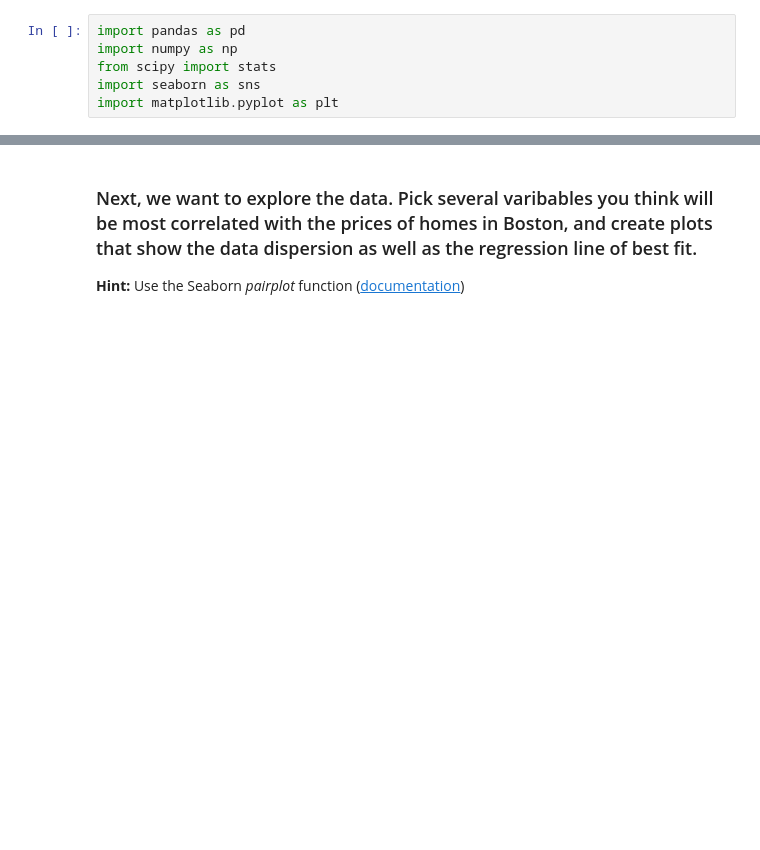
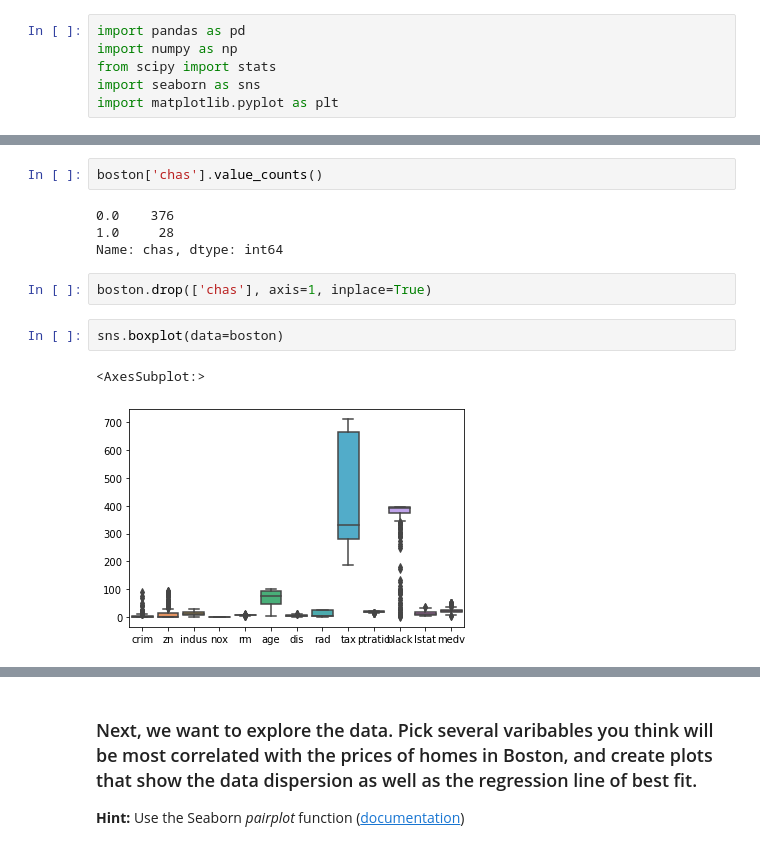
Before and after one commit to ta-data-remote/lab-problems-with-ML, a Jupyter notebook: your-code/lab_boston_housing.ipynb, the cells around one changed output, grey strips where cells are left out. Drawn from its saved outputs; the diff is of its cells as text; blank space fills up the shorter version.

```diff
--- a/your-code/lab_boston_housing.ipynb
+++ b/your-code/lab_boston_housing.ipynb
@@ -29,0 +36,13 @@ import matplotlib.pyplot as plt
+# %%
+boston['chas'].value_counts()
+# %% [output]
+0.0    376
+1.0     28
+Name: chas, dtype: int64
+# %%
+boston.drop(['chas'], axis=1, inplace=True)
+# %%
+sns.boxplot(data=boston)
+# %% [output]
+<AxesSubplot:>
+[figure, added]
```
Also changed, not shown: parts of 41 cells of this notebook, 2 other files.
